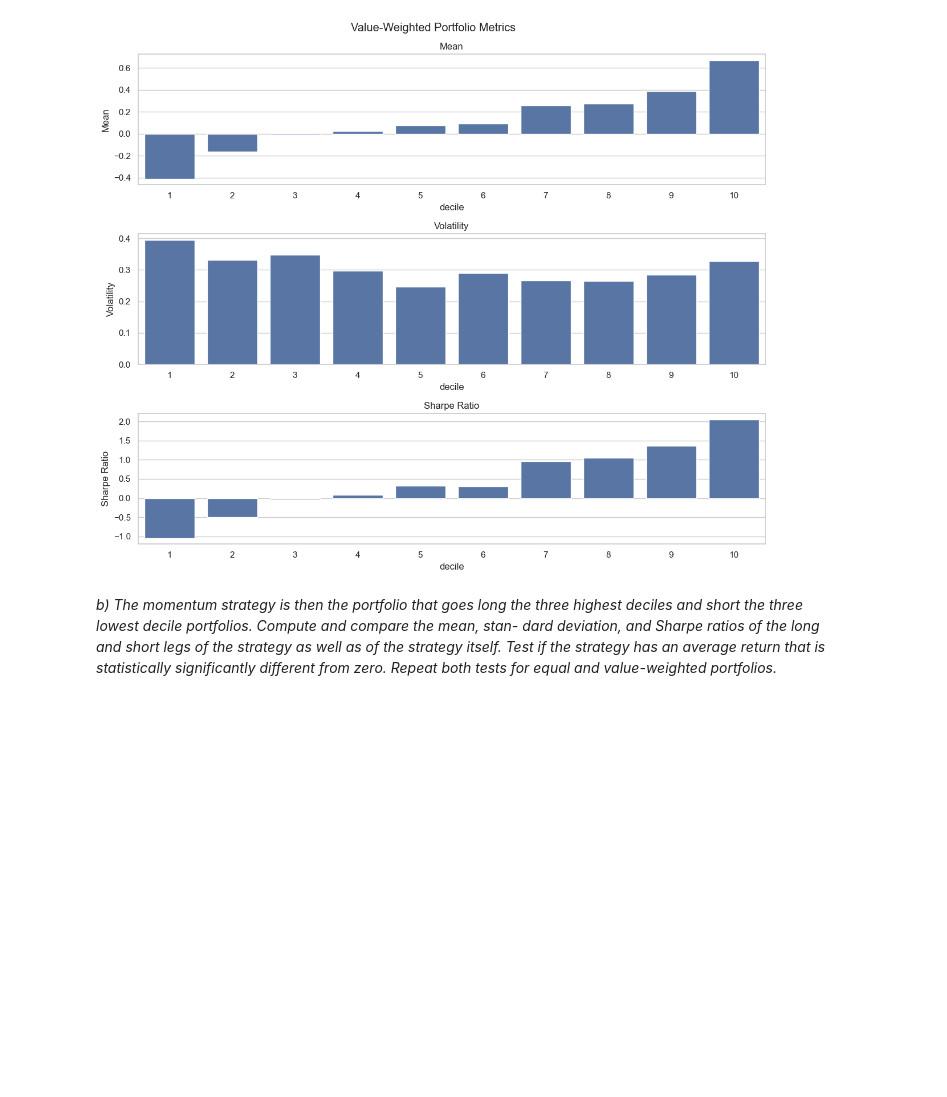
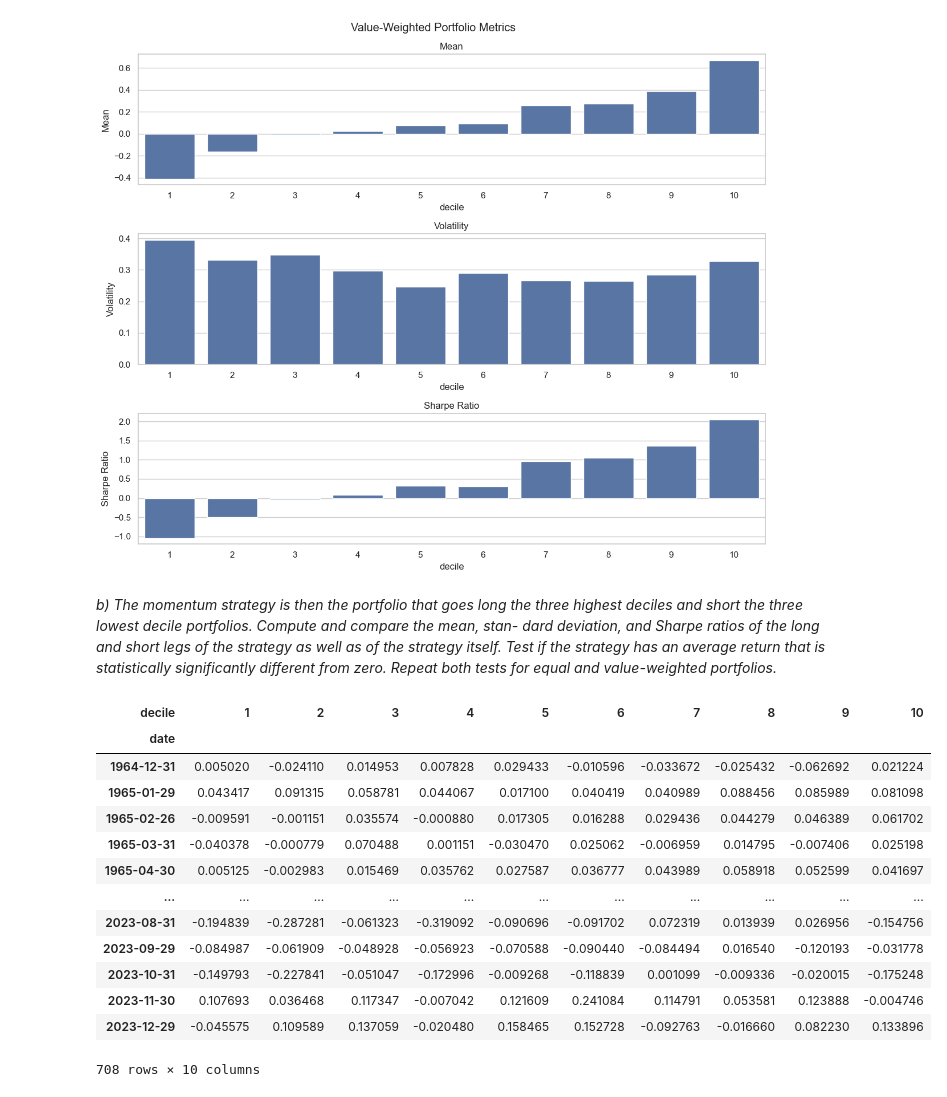
Before and after one commit to Marc-antoineallard74/Investments_project2024, a Jupyter notebook: source/section4.ipynb, the cells around one changed output. Drawn from its saved outputs; the diff is of its cells as text; code cells hidden in the pictures; blank space fills up the shorter version.

```diff
--- a/source/section4.ipynb
+++ b/source/section4.ipynb
@@ -90,5 +95,22 @@ plot_metrics(vw_returns, 'Value-Weighted Portfolio Metrics')
 [figure]
 # %% [markdown]
 *b) The momentum strategy is then the portfolio that goes long the three highest deciles and short the three lowest decile portfolios. Compute and compare the mean, stan- dard deviation, and Sharpe ratios of the long and short legs of the strategy as well as of the strategy itself. Test if the strategy has an average return that is statistically significantly different from zero. Repeat both tests for equal and value-weighted portfolios.*
+# %%
+ew_returns
+# %% [output]
+| decile | 1 | 2 | 3 | 4 | 5 | 6 | 7 | 8 | 9 | 10 |
+| date |  |  |  |  |  |  |  |  |  |  |
+| 1964-12-31 | 0.005020 | -0.024110 | 0.014953 | 0.007828 | 0.029433 | -0.010596 | -0.033672 | -0.025432 | -0.062692 | 0.021224 |
+| 1965-01-29 | 0.043417 | 0.091315 | 0.058781 | 0.044067 | 0.017100 | 0.040419 | 0.040989 | 0.088456 | 0.085989 | 0.081098 |
+| 1965-02-26 | -0.009591 | -0.001151 | 0.035574 | -0.000880 | 0.017305 | 0.016288 | 0.029436 | 0.044279 | 0.046389 | 0.061702 |
+| 1965-03-31 | -0.040378 | -0.000779 | 0.070488 | 0.001151 | -0.030470 | 0.025062 | -0.006959 | 0.014795 | -0.007406 | 0.025198 |
+| 1965-04-30 | 0.005125 | -0.002983 | 0.015469 | 0.035762 | 0.027587 | 0.036777 | 0.043989 | 0.058918 | 0.052599 | 0.041697 |
+| ... | ... | ... | ... | ... | ... | ... | ... | ... | ... | ... |
+| 2023-08-31 | -0.194839 | -0.287281 | -0.061323 | -0.319092 | -0.090696 | -0.091702 | 0.072319 | 0.013939 | 0.026956 | -0.154756 |
+| 2023-09-29 | -0.084987 | -0.061909 | -0.048928 | -0.056923 | -0.070588 | -0.090440 | -0.084494 | 0.016540 | -0.120193 | -0.031778 |
+| 2023-10-31 | -0.149793 | -0.227841 | -0.051047 | -0.172996 | -0.009268 | -0.118839 | 0.001099 | -0.009336 | -0.020015 | -0.175248 |
+| 2023-11-30 | 0.107693 | 0.036468 | 0.117347 | -0.007042 | 0.121609 | 0.241084 | 0.114791 | 0.053581 | 0.123888 | -0.004746 |
+| 2023-12-29 | -0.045575 | 0.109589 | 0.137059 | -0.020480 | 0.158465 | 0.152728 | -0.092763 | -0.016660 | 0.082230 | 0.133896 |
+708 rows × 10 columns
 # %%
 # Long-Short Momentum Portfolio
```
Also changed, not shown: parts of 5 cells of this notebook, 7 other files.
